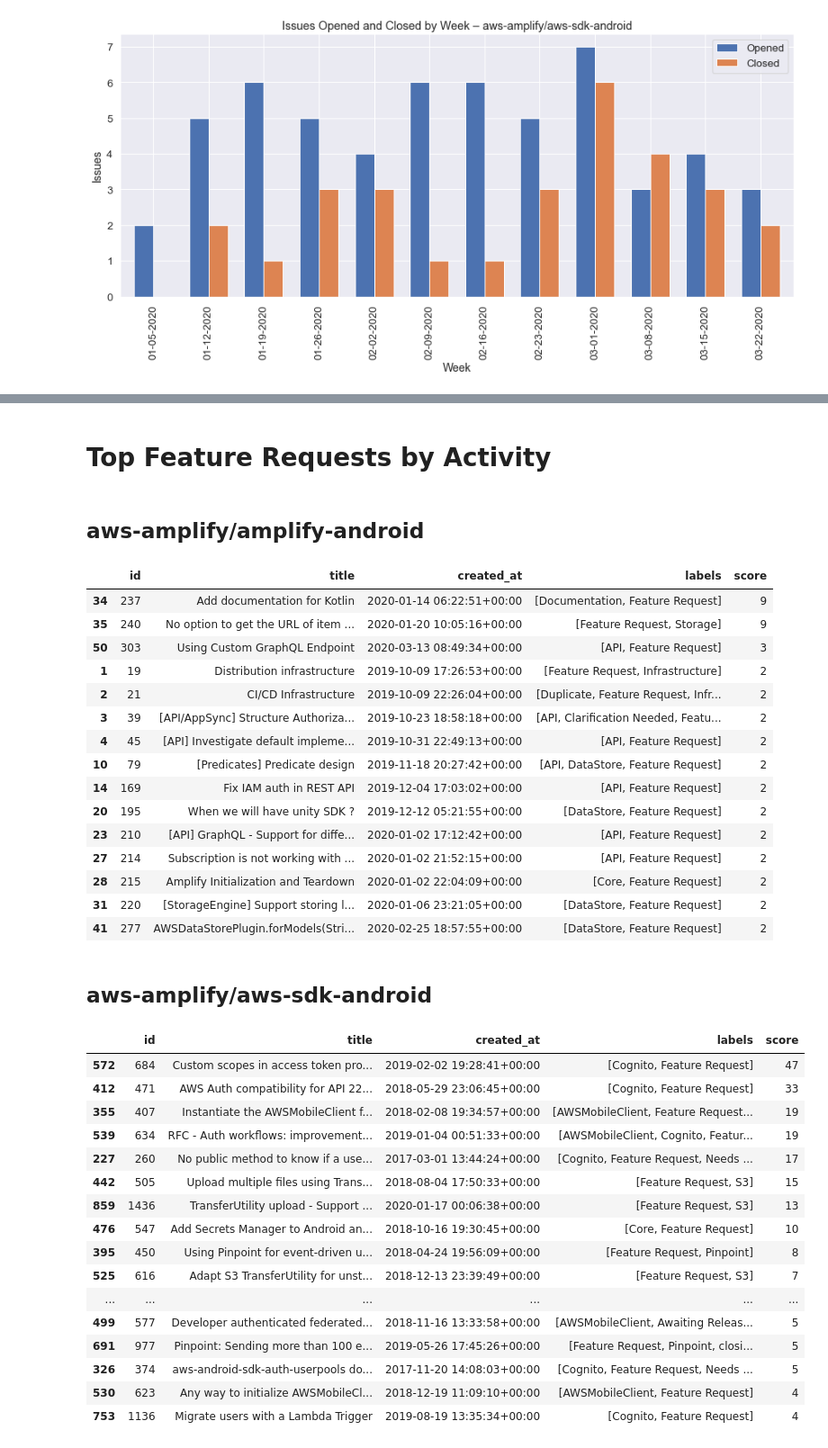
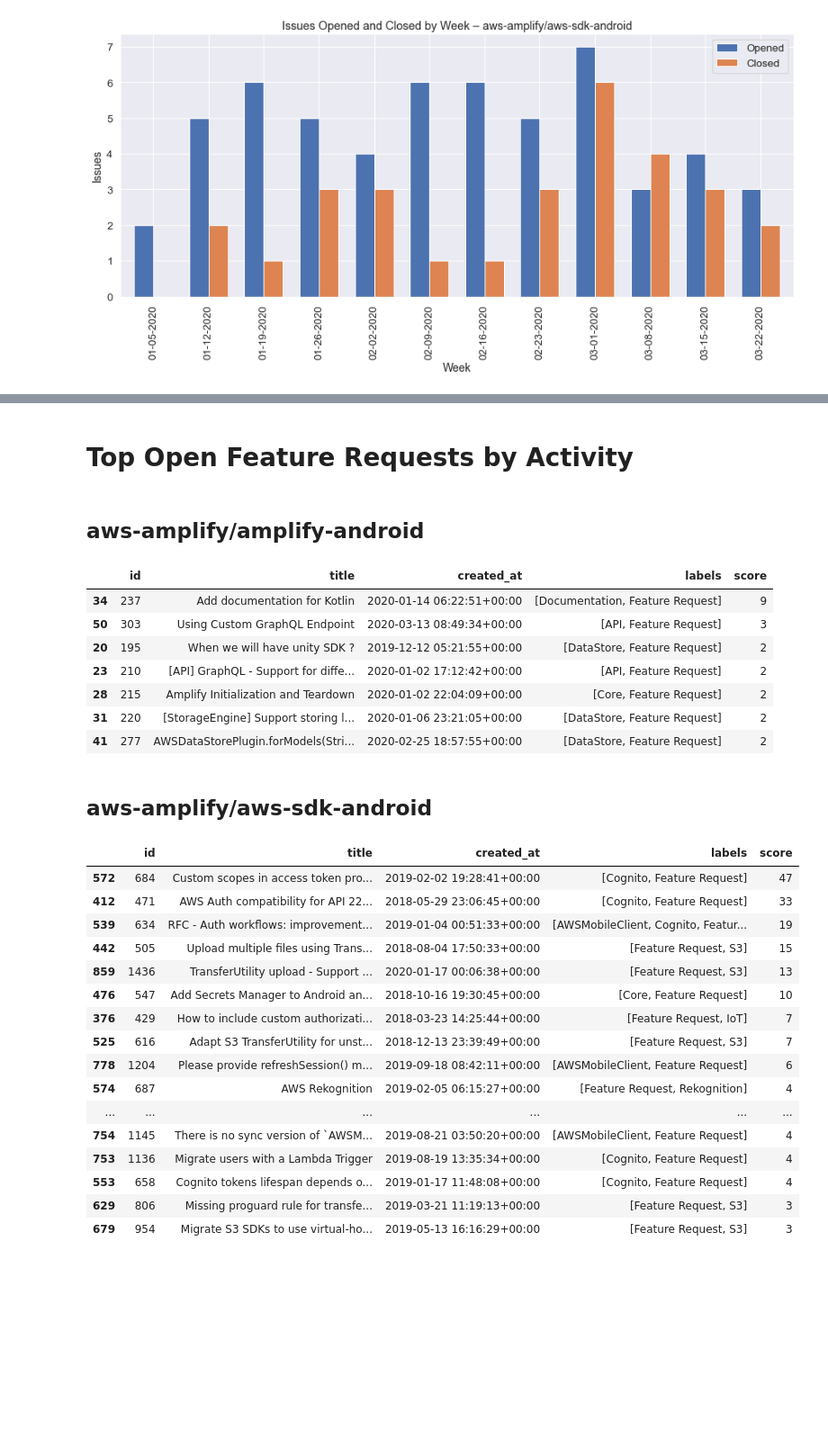
Before and after one commit to jpignata/notebooks, a Jupyter notebook: GitHub Issue Workbook.ipynb, the cells around one changed output, grey strips where cells are left out. Shown: that part at 90% size. Saved outputs shown, nothing was run; the diff lists cells and outputs as text; code cells hidden in the pictures; blank space fills up the shorter version.

```diff
--- a/GitHub Issue Workbook.ipynb
+++ b/GitHub Issue Workbook.ipynb
@@ -349,12 +349,13 @@ for repo_name, df in repos.items():
 [figure]
 [figure]
 # %%
-# Top Bugs by Activity
+# Top Open Bugs by Activity
 
-display(HTML(f'<h1>Top Bugs by Activity</h1>'))
+display(HTML(f'<h1>Top Open Bugs by Activity</h1>'))
 
 for repo_name, df in repos.items():
     df = df.loc[df.bucket == 'Bug']
+    df = df[~(df.closed_at > '1970-01-01')]
     df = df.sort_values(axis=0, by=['score'], ascending=False)
 
     display(HTML(f'<h2>{repo_name}</h2>'))
@@ -401,48 +395,41 @@ aws-amplify/aws-sdk-android
 # %%
-# Top Feature Requests by Activity
+# Top Open Feature Requests by Activity
 
-display(HTML(f'<h1>Top Feature Requests by Activity</h1>'))
+display(HTML(f'<h1>Top Open Feature Requests by Activity</h1>'))
 
 for repo_name, df in repos.items():
     df = df.loc[df.bucket == 'Feature Request']
+    df = df[~(df.closed_at > '1970-01-01')]
     df = df.sort_values(axis=0, by=['score'], ascending=False)
 
     display(HTML(f'<h2>{repo_name}</h2>'))
     display(df[['id', 'title', 'created_at', 'labels', 'score']].head(20))
 # %% [output]
-Top Feature Requests by Activity
+Top Open Feature Requests by Activity
 aws-amplify/amplify-android
 |  | id | title | created_at | labels | score |
 | 34 | 237 | Add documentation for Kotlin | 2020-01-14 06:22:51+00:00 | [Documentation, Feature Request] | 9 |
-| 35 | 240 | No option to get the URL of item ... | 2020-01-20 10:05:16+00:00 | [Feature Request, Storage] | 9 |
 | 50 | 303 | Using Custom GraphQL Endpoint | 2020-03-13 08:49:34+00:00 | [API, Feature Request] | 3 |
-| 1 | 19 | Distribution infrastructure | 2019-10-09 17:26:53+00:00 | [Feature Request, Infrastructure] | 2 |
-| 2 | 21 | CI/CD Infrastructure | 2019-10-09 22:26:04+00:00 | [Duplicate, Feature Request, Infr... | 2 |
-| 3 | 39 | [API/AppSync] Structure Authoriza... | 2019-10-23 18:58:18+00:00 | [API, Clarification Needed, Featu... | 2 |
-| 4 | 45 | [API] Investigate default impleme... | 2019-10-31 22:49:13+00:00 | [API, Feature Request] | 2 |
-| 10 | 79 | [Predicates] Predicate design | 2019-11-18 20:27:42+00:00 | [API, DataStore, Feature Request] | 2 |
-| 14 | 169 | Fix IAM auth in REST API | 2019-12-04 17:03:02+00:00 | [API, Feature Request] | 2 |
 | 20 | 195 | When we will have unity SDK ? | 2019-12-12 05:21:55+00:00 | [DataStore, Feature Request] | 2 |
 | 23 | 210 | [API] GraphQL - Support for diffe... | 2020-01-02 17:12:42+00:00 | [API, Feature Request] | 2 |
-| 27 | 214 | Subscription is not working with ... | 2020-01-02 21:52:15+00:00 | [API, Feature Request] | 2 |
 | 28 | 215 | Amplify Initialization and Teardown | 2020-01-02 22:04:09+00:00 | [Core, Feature Request] | 2 |
 | 31 | 220 | [StorageEngine] Support storing l... | 2020-01-06 23:21:05+00:00 | [DataStore, Feature Request] | 2 |
 | 41 | 277 | AWSDataStorePlugin.forModels(Stri... | 2020-02-25 18:57:55+00:00 | [DataStore, Feature Request] | 2 |
 aws-amplify/aws-sdk-android
 |  | id | title | created_at | labels | score |
 | 572 | 684 | Custom scopes in access token pro... | 2019-02-02 19:28:41+00:00 | [Cognito, Feature Request] | 47 |
 | 412 | 471 | AWS Auth compatibility for API 22... | 2018-05-29 23:06:45+00:00 | [Cognito, Feature Request] | 33 |
-| 355 | 407 | Instantiate the AWSMobileClient f... | 2018-02-08 19:34:57+00:00 | [AWSMobileClient, Feature Request... | 19 |
 | 539 | 634 | RFC - Auth workflows: improvement... | 2019-01-04 00:51:33+00:00 | [AWSMobileClient, Cognito, Featur... | 19 |
-| 227 | 260 | No public method to know if a use... | 2017-03-01 13:44:24+00:00 | [Cognito, Feature Request, Needs ... | 17 |
 | 442 | 505 | Upload multiple files using Trans... | 2018-08-04 17:50:33+00:00 | [Feature Request, S3] | 15 |
 | 859 | 1436 | TransferUtility upload - Support ... | 2020-01-17 00:06:38+00:00 | [Feature Request, S3] | 13 |
 | 476 | 547 | Add Secrets Manager to Android an... | 2018-10-16 19:30:45+00:00 | [Core, Feature Request] | 10 |
-| 395 | 450 | Using Pinpoint for event-driven u... | 2018-04-24 19:56:09+00:00 | [Feature Request, Pinpoint] | 8 |
+| 376 | 429 | How to include custom authorizati... | 2018-03-23 14:25:44+00:00 | [Feature Request, IoT] | 7 |
 | 525 | 616 | Adapt S3 TransferUtility for unst... | 2018-12-13 23:39:49+00:00 | [Feature Request, S3] | 7 |
+| 778 | 1204 | Please provide refreshSession() m... | 2019-09-18 08:42:11+00:00 | [AWSMobileClient, Feature Request] | 6 |
+| 574 | 687 | AWS Rekognition | 2019-02-05 06:15:27+00:00 | [Feature Request, Rekognition] | 4 |
 | ... | ... | ... | ... | ... | ... |
-| 499 | 577 | Developer authenticated federated... | 2018-11-16 13:33:58+00:00 | [AWSMobileClient, Awaiting Releas... | 5 |
-| 691 | 977 | Pinpoint: Sending more than 100 e... | 2019-05-26 17:45:26+00:00 | [Feature Request, Pinpoint, closi... | 5 |
-| 326 | 374 | aws-android-sdk-auth-userpools do... | 2017-11-20 14:08:03+00:00 | [Cognito, Feature Request, Needs ... | 5 |
-| 530 | 623 | Any way to initialize AWSMobileCl... | 2018-12-19 11:09:10+00:00 | [AWSMobileClient, Feature Request] | 4 |
+| 754 | 1145 | There is no sync version of `AWSM... | 2019-08-21 03:50:20+00:00 | [AWSMobileClient, Feature Request] | 4 |
 | 753 | 1136 | Migrate users with a Lambda Trigger | 2019-08-19 13:35:34+00:00 | [Cognito, Feature Request] | 4 |
+| 553 | 658 | Cognito tokens lifespan depends o... | 2019-01-17 11:48:08+00:00 | [Cognito, Feature Request] | 4 |
+| 629 | 806 | Missing proguard rule for transfe... | 2019-03-21 11:19:13+00:00 | [Feature Request, S3] | 3 |
+| 679 | 954 | Migrate S3 SDKs to use virtual-ho... | 2019-05-13 16:16:29+00:00 | [Feature Request, S3] | 3 |
```
Also changed, not shown: parts of 1 cell of this notebook.
